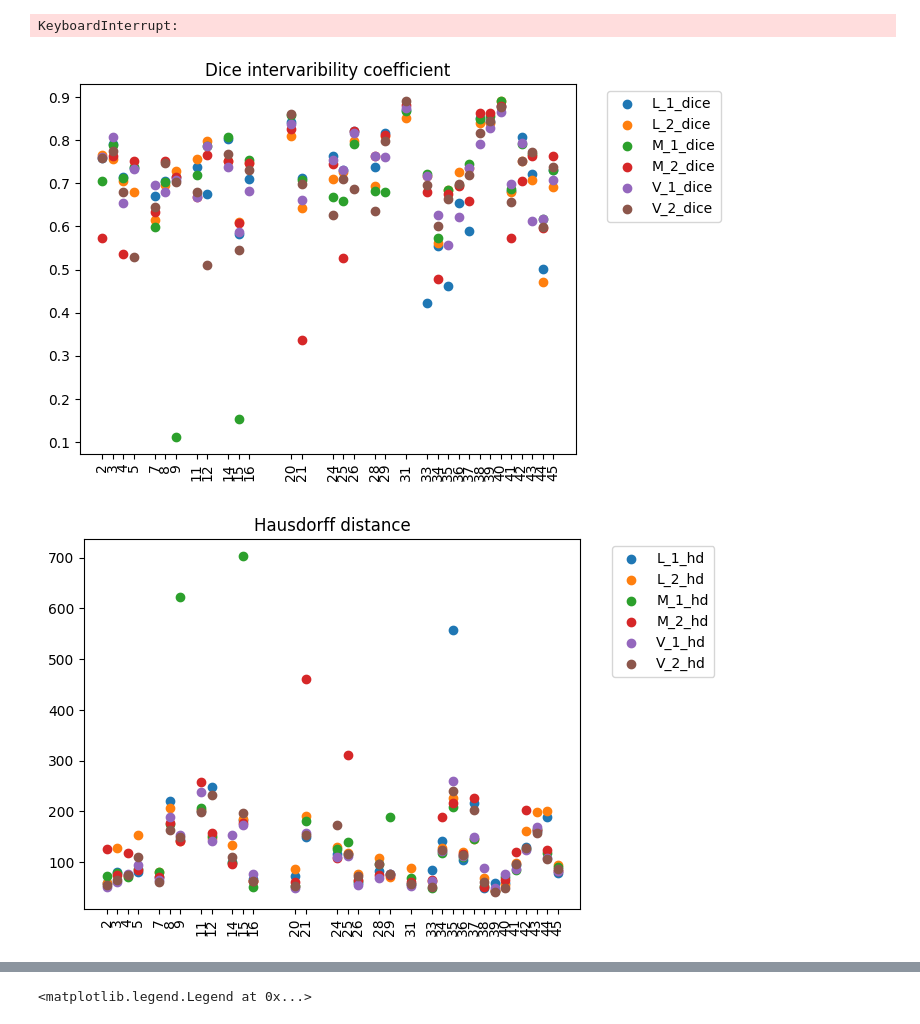
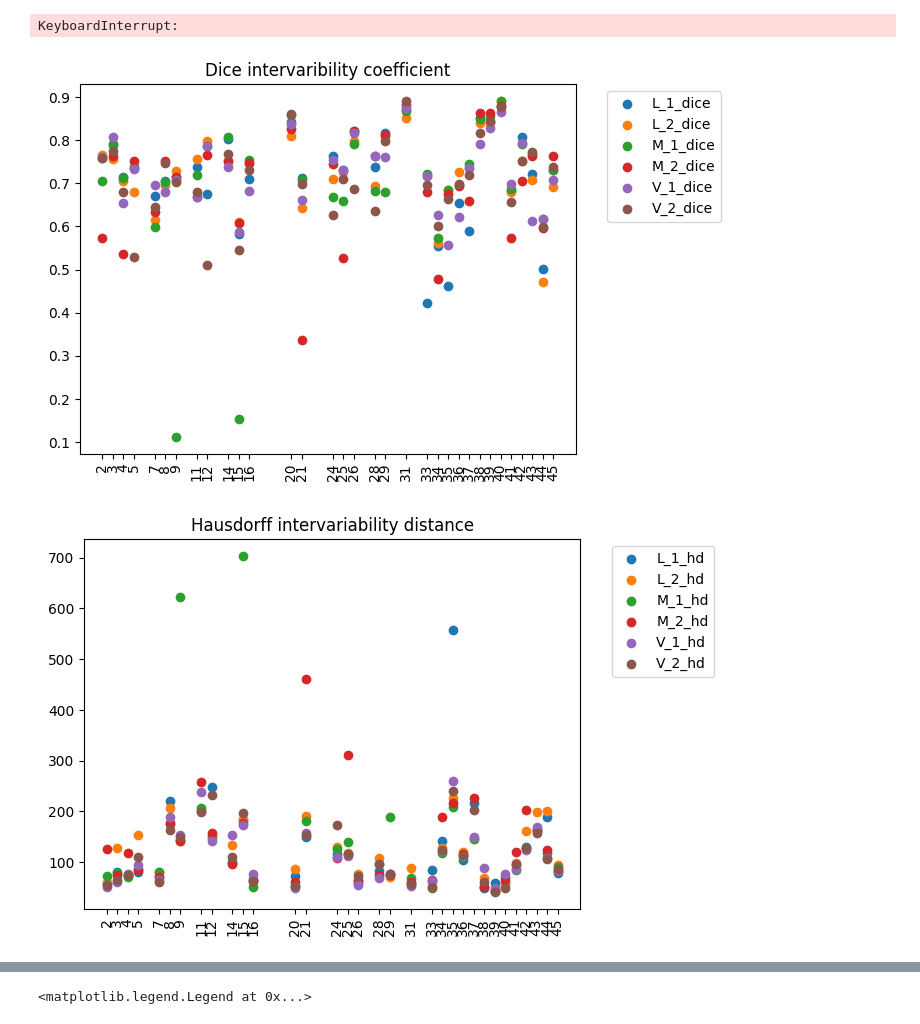
Before and after one commit to Likalto4/Added_value_feature_uncertainty, a Jupyter notebook: data_analysis/data_visualisation.ipynb, the cells around one changed output, grey strips where cells are left out. Cells and saved outputs as stored; diff of their text form; code cells hidden in the pictures.

```diff
--- a/data_analysis/data_visualisation.ipynb
+++ b/data_analysis/data_visualisation.ipynb
@@ -336,25 +346,27 @@ KeyboardInterrupt:
 # %%
 # read df
 df_path = repo_path / 'data/quality_control' / 'inter_observer_metrics.csv'
 df = pd.read_csv(df_path, index_col=0)
-# plot dice of patiet 1
+
+# plot Dice intervaribility coefficient
 plt.figure()
 plt.title('Dice intervaribility coefficient')
 for column in df.columns:
     if 'dice' in column:
         plt.scatter(x=df[column].index, y=df[column].values, label=column)
 # show legend outside the plot
 plt.legend(bbox_to_anchor=(1.05, 1), loc='upper left')
 plt.xticks(df.index, df.index, rotation='vertical')
+
 # same with hausdorff distance
 plt.figure()
-plt.title('Hausdorff distance')
+plt.title('Hausdorff intervariability distance')
 for colu in df.filter(regex='hd').columns:
     plt.scatter(x=df[colu].iloc[:].index, y=df[colu].iloc[:].values, label=colu)
 # show legend outside the plot
 plt.legend(bbox_to_anchor=(1.05, 1), loc='upper left')
 plt.xticks(df.index, df.index, rotation='vertical')
 plt.show()
 # %% [output]
 [figure]
-[figure, old version]
+[figure, new version]
```
Also changed, not shown: parts of 21 cells of this notebook.
